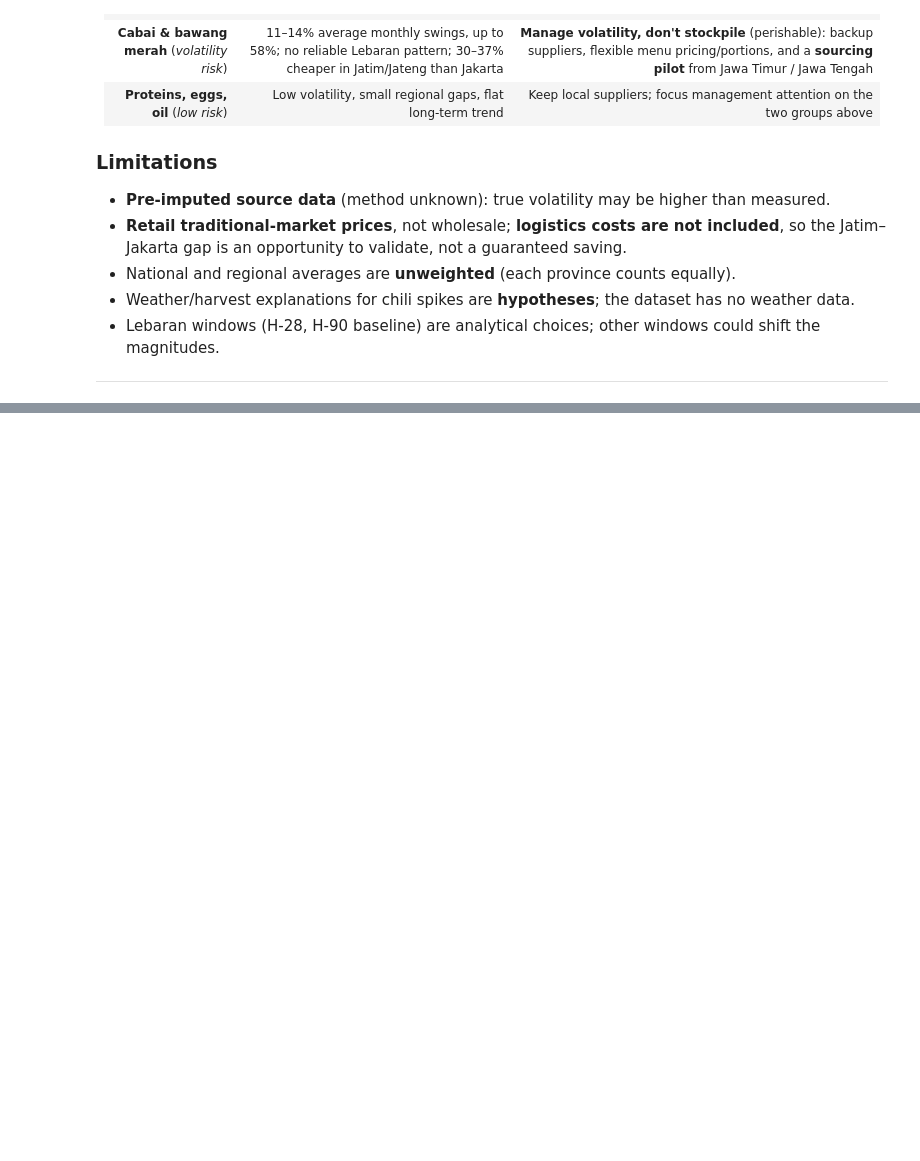
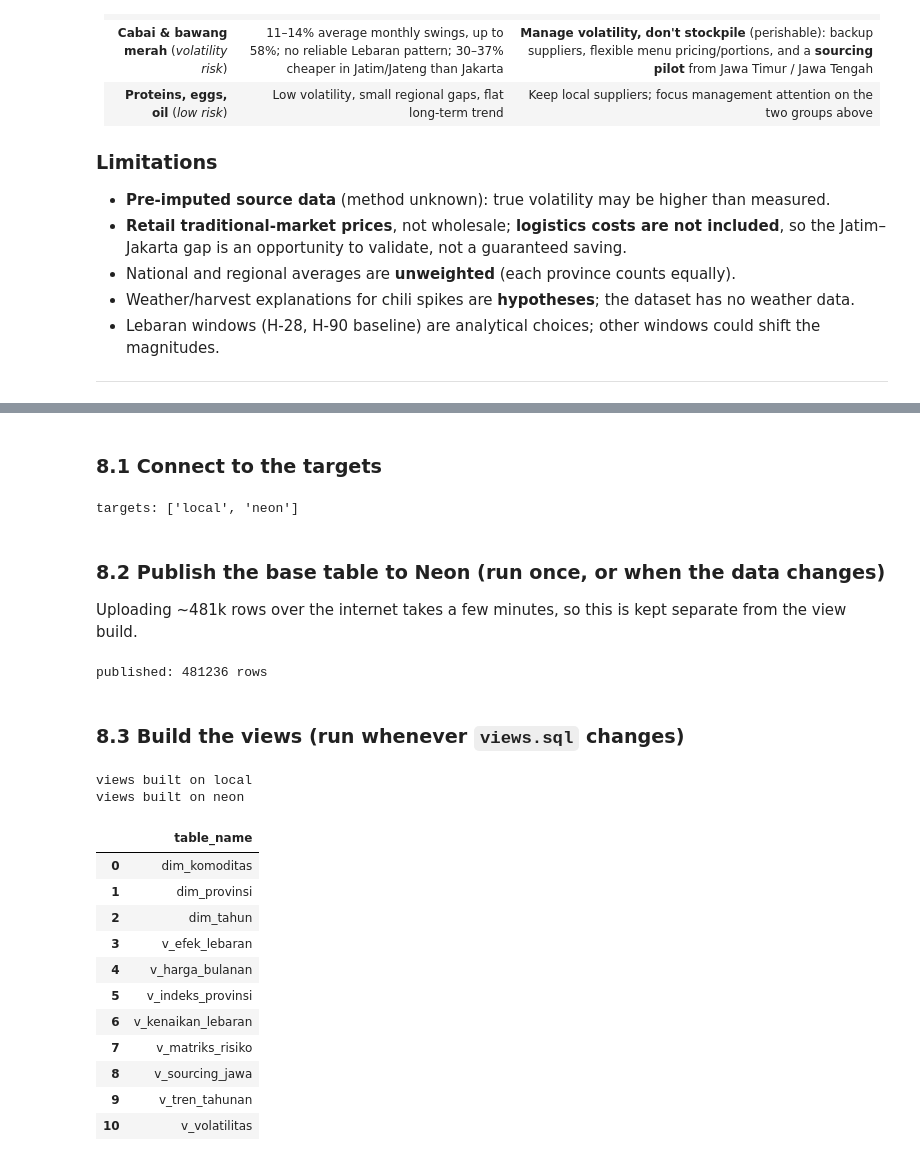
Before and after one commit to Talithashakira/analisis-harga-pangan, a Jupyter notebook: notebooks/analisis_harga_pangan.ipynb, the cells around one changed output, grey strips where cells are left out. Cells and saved outputs as stored; diff of their text form; code cells hidden in the pictures; blank space fills up the shorter version.

```diff
--- a/notebooks/analisis_harga_pangan.ipynb
+++ b/notebooks/analisis_harga_pangan.ipynb
@@ -508,0 +451,70 @@ pd.read_sql("SELECT * FROM v_matriks_risiko ORDER BY rata_gejolak_bulanan_pct DE
+# %% [markdown]
+### 8.1 Connect to the targets
+# %%
+from dotenv import load_dotenv
+
+load_dotenv(ROOT / ".env")
+
+targets = {"local": engine}
+if os.getenv("NEON_URL"):
+    targets["neon"] = create_engine(os.environ["NEON_URL"])
+
+print("targets:", list(targets))
+# %% [output]
+targets: ['local', 'neon']
+# %% [markdown]
+### 8.2 Publish the base table to Neon (run once, or when the data changes)
+
+Uploading ~481k rows over the internet takes a few minutes, so this is kept separate from the view build.
+# %%
+if "neon" in targets:
+    neon = targets["neon"]
+
+    with neon.begin() as conn:
+        conn.exec_driver_sql("DROP TABLE IF EXISTS harga_pangan CASCADE")
+
+    harga.to_sql("harga_pangan", neon, index=False, chunksize=10_000, method="multi")
+
+    with neon.begin() as conn:
+        conn.exec_driver_sql("ALTER TABLE harga_pangan ALTER COLUMN tanggal TYPE date")
+        conn.exec_driver_sql("ALTER TABLE harga_pangan ADD PRIMARY KEY (tanggal, provinsi, komoditas)")
+
+    print("published:", pd.read_sql("SELECT COUNT(*) AS n FROM harga_pangan", neon)["n"][0], "rows")
+else:
+    print("NEON_URL not set, skipping publish")
+# %% [output]
+published: 481236 rows
+# %% [markdown]
+### 8.3 Build the views (run whenever `views.sql` changes)
+# %%
+def run_sql_script(eng, path):
+    """Jalankan file .sql berisi banyak statement, tanpa parameter binding
+    (supaya '%' di LIKE tidak dianggap placeholder oleh psycopg2)."""
+    sql = (ROOT / path).read_text()
+    with eng.begin() as conn:                      # tetap satu transaksi, auto COMMIT
+        conn.connection.cursor().execute(sql)      # cursor DBAPI langsung, tanpa params
+
+for name, eng in targets.items():
+    run_sql_script(eng, "sql/views.sql")
+    print(f"views built on {name}")
+
+db = targets.get("neon", engine)   # run the checks on the database Power BI reads
+pd.read_sql("""
+    SELECT table_name FROM information_schema.views
+    WHERE table_schema = 'public' ORDER BY table_name
+""", db)
+# %% [output]
+views built on local
+views built on neon
+|  | table_name |
+| 0 | dim_komoditas |
+| 1 | dim_provinsi |
+| 2 | dim_tahun |
+| 3 | v_efek_lebaran |
+| 4 | v_harga_bulanan |
+| 5 | v_indeks_provinsi |
+| 6 | v_kenaikan_lebaran |
+| 7 | v_matriks_risiko |
+| 8 | v_sourcing_jawa |
+| 9 | v_tren_tahunan |
+| 10 | v_volatilitas |
```
Also changed, not shown: parts of 12 cells of this notebook, 1 other file.
